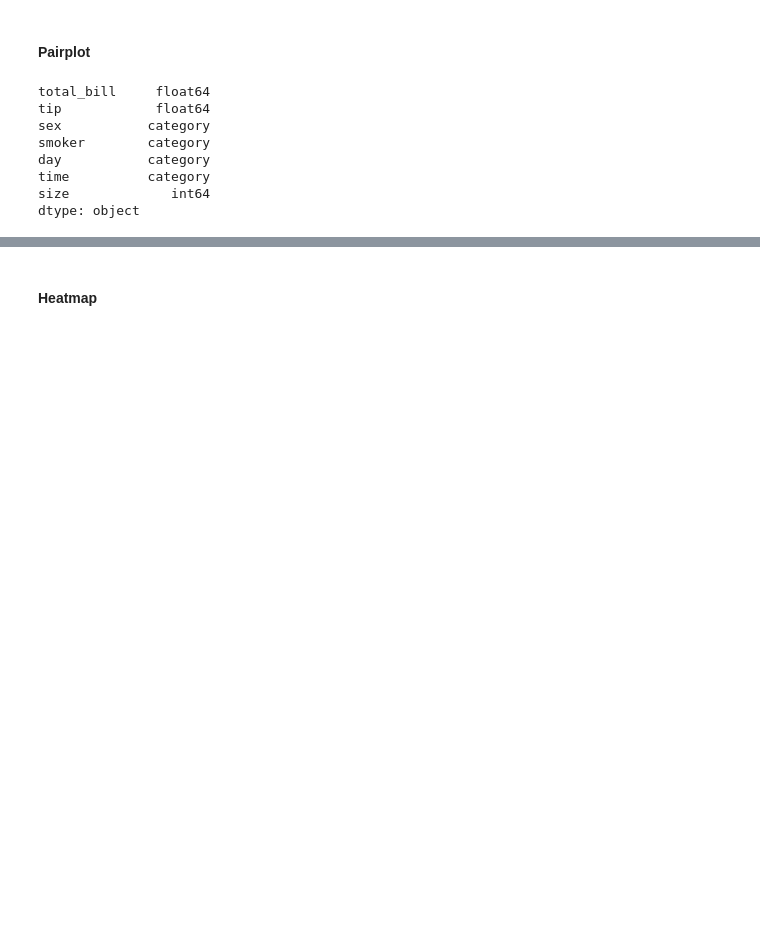
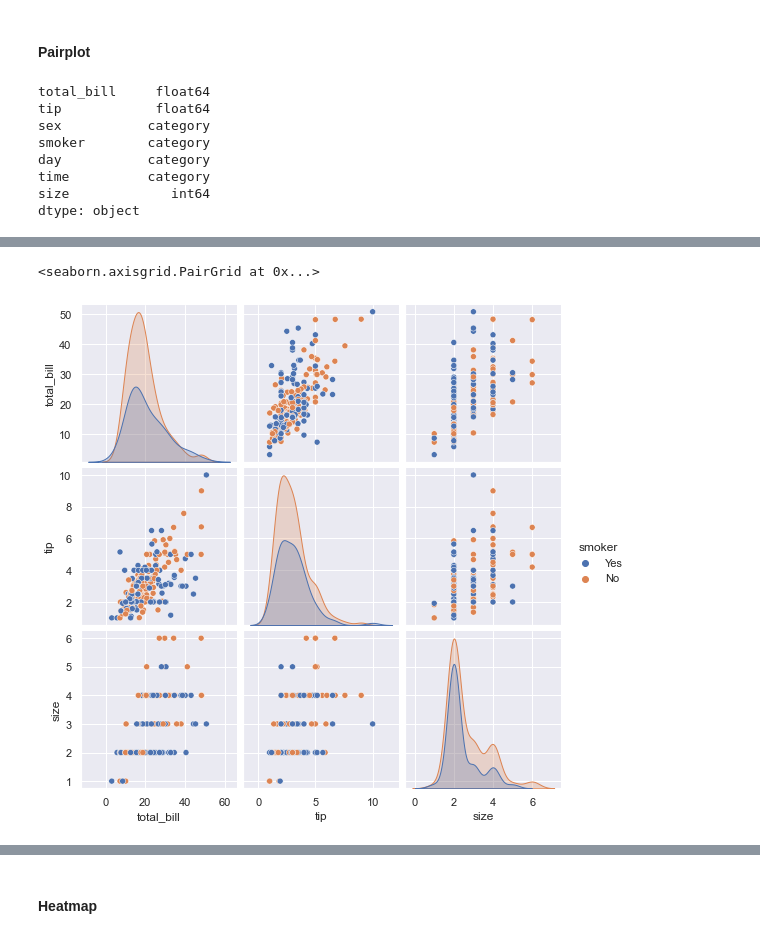
Before and after one commit to EribertoContreras/numpy-pandas-visualization-exercises, a Jupyter notebook: seaborn-lesson.ipynb, the cells around one changed output, grey strips where cells are left out. Drawn from its saved outputs; the diff is of its cells as text; code cells hidden in the pictures; blank space fills up the shorter version.

```diff
--- a/seaborn-lesson.ipynb
+++ b/seaborn-lesson.ipynb
@@ -328,5 +334,10 @@ sns.pairplot(tips, corner = True)
 # %%
 # use hue argument to visualize relationship based of different categories
+
+sns.pairplot(tips, hue = 'smoker')
+# %% [output]
+<seaborn.axisgrid.PairGrid at 0x...>
+[figure, added]
 # %%
 # use different plot type. 'reg' plot instead of 'scatter'
 
```
Also changed, not shown: parts of 9 cells of this notebook.
